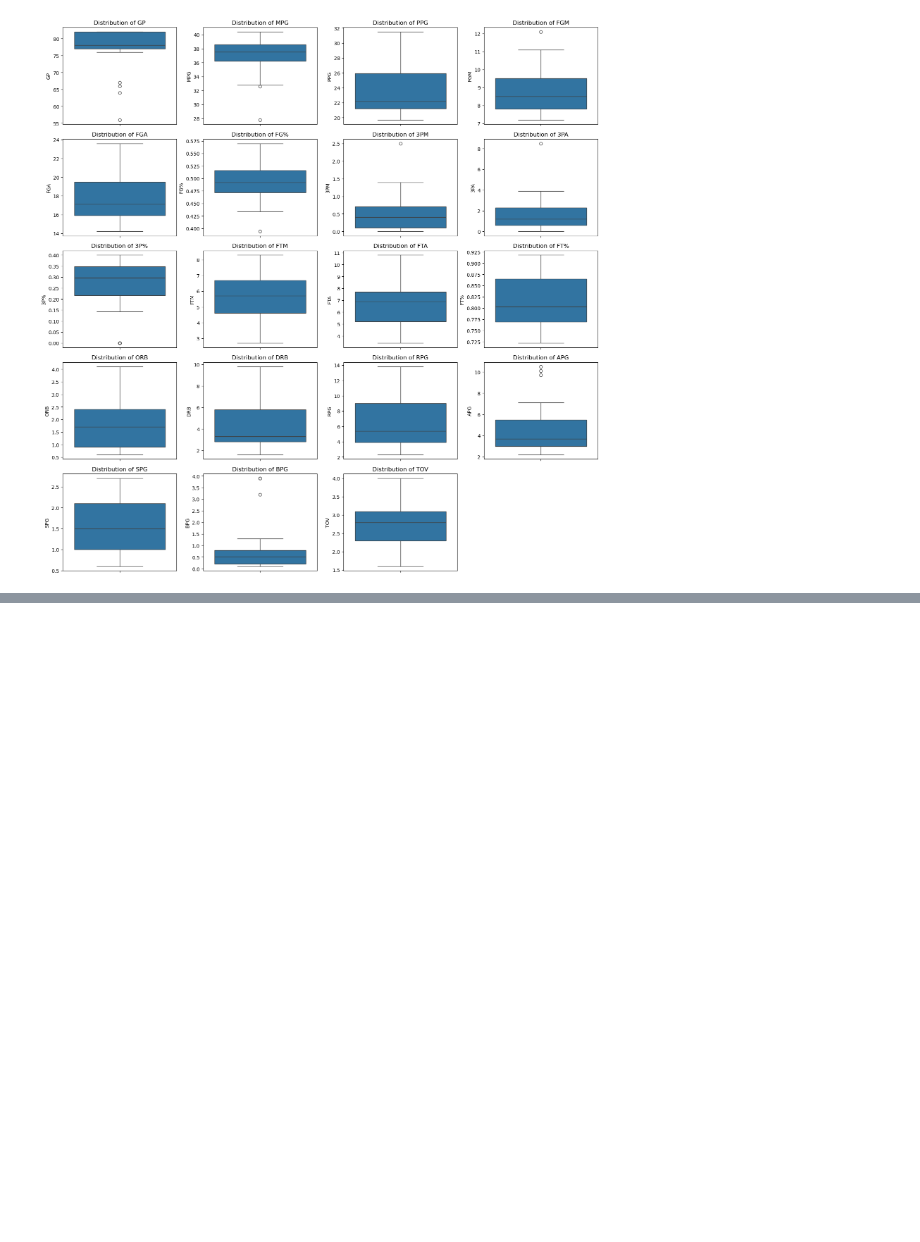
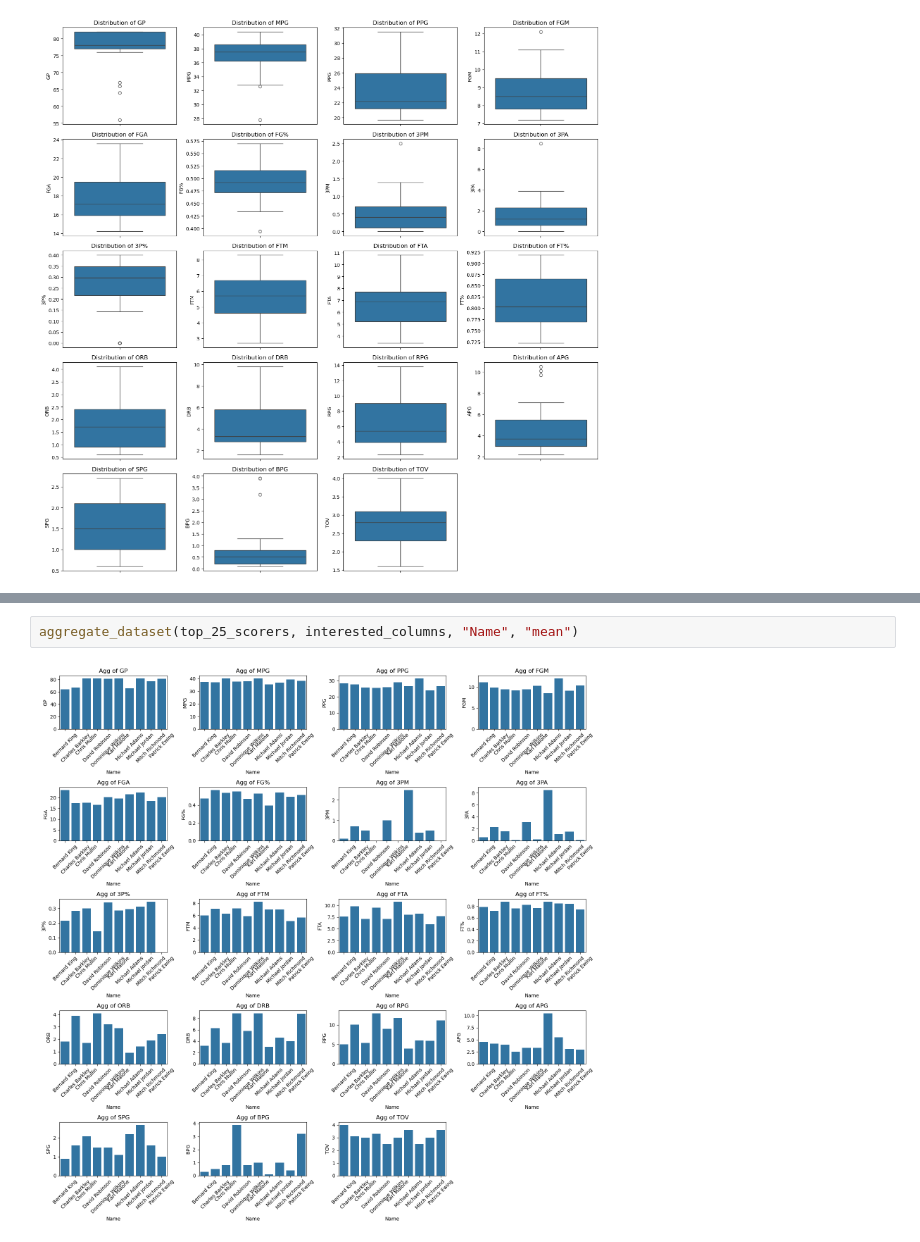
Before and after one commit to MaukanMir/1990-1991-Season-Analysis, a Jupyter notebook: nba.ipynb, the cells around one changed output, grey strips where cells are left out. Drawn from its saved outputs; the diff is of its cells as text; blank space fills up the shorter version.

```diff
--- a/nba.ipynb
+++ b/nba.ipynb
@@ -275,0 +280,4 @@ check_distributions(top_25_scorers, interested_columns, "boxenplot")
+# %%
+aggregate_dataset(top_25_scorers, interested_columns, "Name", "mean")
+# %% [output]
+[figure, added]
```
Also changed, not shown: parts of 1 cell of this notebook.
